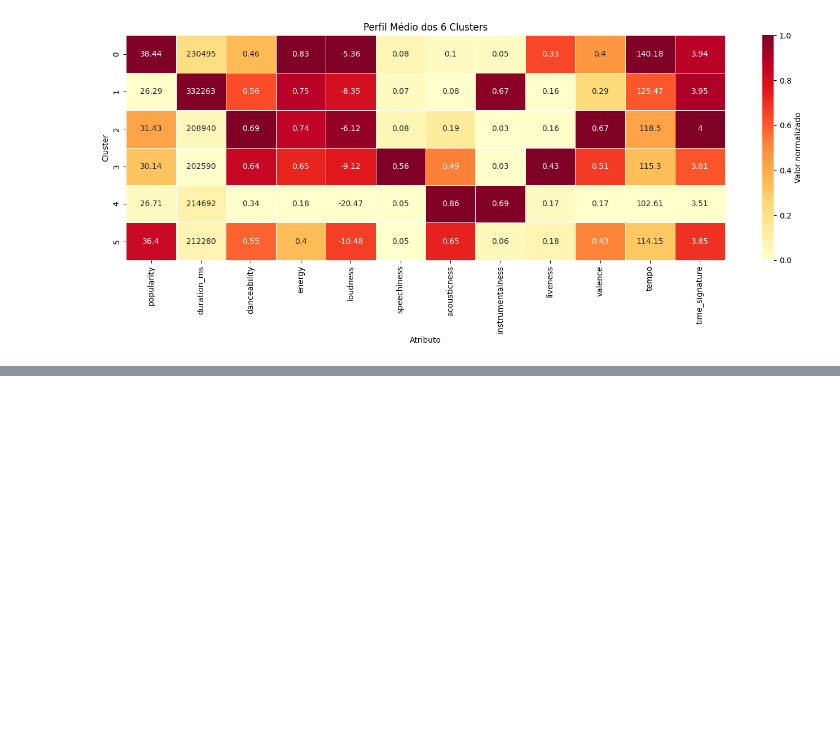
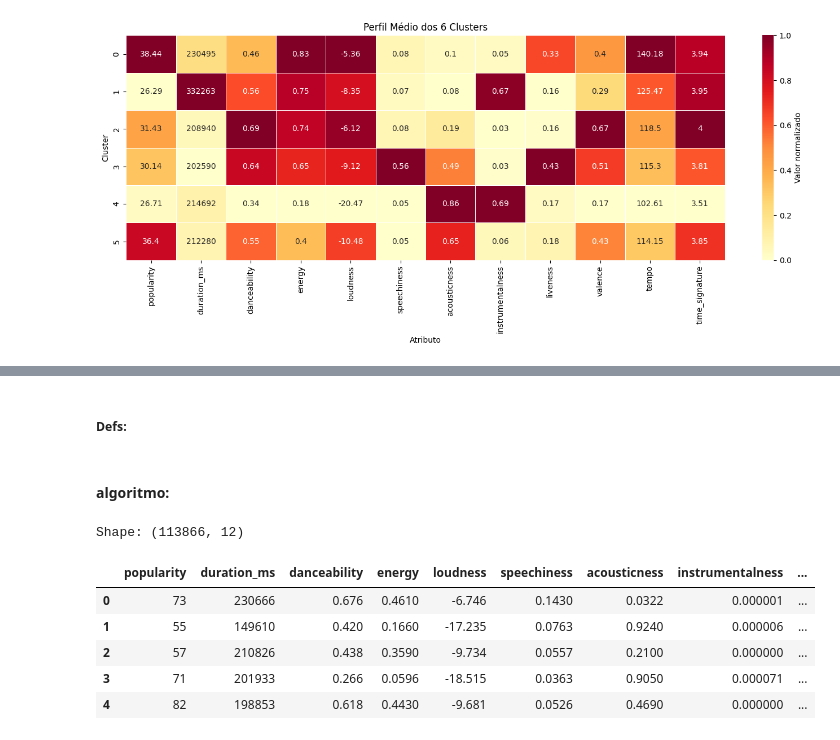
Before and after one commit to giu-garrido/projeto-integrador-5-semestre, a Jupyter notebook: analise_do_dataset.ipynb, the cells around one changed output, grey strips where cells are left out. Saved outputs shown, nothing was run; the diff lists cells and outputs as text; code cells hidden in the pictures; blank space fills up the shorter version.

```diff
--- a/analise_do_dataset.ipynb
+++ b/analise_do_dataset.ipynb
@@ -514,0 +546,2 @@ plt.show()
+# %% [markdown]
+##### Defs:
@@ -514,0 +718,26 @@ plt.show()
+# %% [markdown]
+#### algoritmo:
+# %%
+    Acols = ['popularity', 'duration_ms', 'danceability', 'energy', 'loudness',
+            'speechiness', 'acousticness', 'instrumentalness', 'liveness',
+            'valence', 'tempo', 'time_signature']
+
+    # Converter do Spark para pandas já filtrado e limpo
+    df_pandas = (
+        df_spark
+        .select(cols)
+        .dropna()
+        .toPandas()
+        .reset_index(drop=True)
+    )
+
+    print("Shape:", df_pandas.shape)
+    df_pandas.head()
+# %% [output]
+Shape: (113866, 12)
+|  | popularity | duration_ms | danceability | energy | loudness | speechiness | acousticness | instrumentalness | ... |
+| 0 | 73 | 230666 | 0.676 | 0.4610 | -6.746 | 0.1430 | 0.0322 | 0.000001 | ... |
+| 1 | 55 | 149610 | 0.420 | 0.1660 | -17.235 | 0.0763 | 0.9240 | 0.000006 | ... |
+| 2 | 57 | 210826 | 0.438 | 0.3590 | -9.734 | 0.0557 | 0.2100 | 0.000000 | ... |
+| 3 | 71 | 201933 | 0.266 | 0.0596 | -18.515 | 0.0363 | 0.9050 | 0.000071 | ... |
+| 4 | 82 | 198853 | 0.618 | 0.4430 | -9.681 | 0.0526 | 0.4690 | 0.000000 | ... |
```
Also changed, not shown: parts of 11 cells of this notebook.
